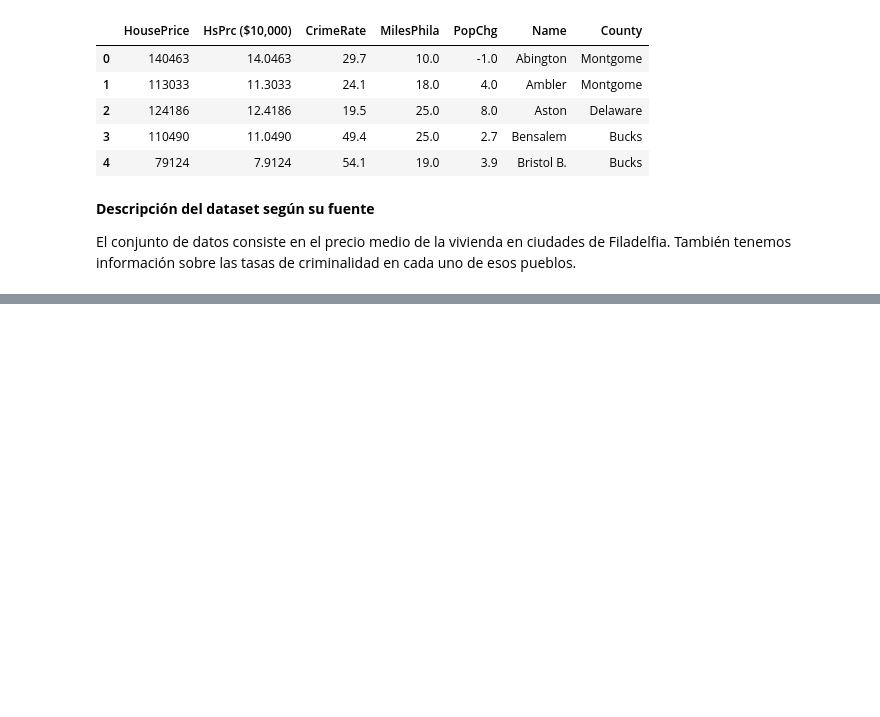
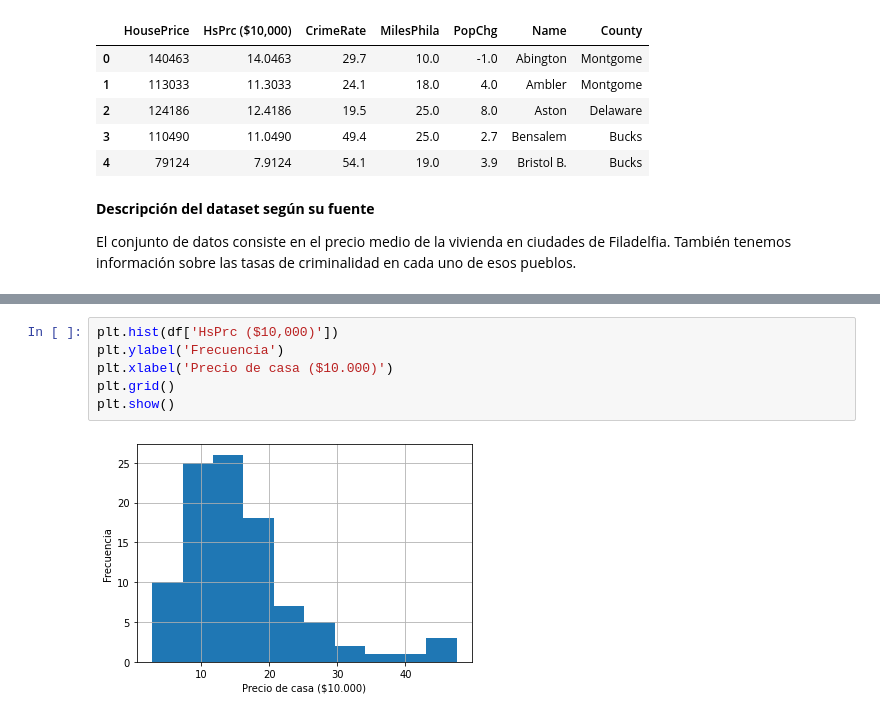
Before and after one commit to Luis-QT/Philadelphia_Crime_Rate, a Jupyter notebook: Análisis_de_datos.ipynb, the cells around one changed output, grey strips where cells are left out. Saved outputs shown, nothing was run; the diff lists cells and outputs as text; blank space fills up the shorter version.

```diff
--- a/Análisis_de_datos.ipynb
+++ b/Análisis_de_datos.ipynb
@@ -65,0 +137,8 @@ df['CrimeRate'].plot()
+# %%
+plt.hist(df['HsPrc ($10,000)'])
+plt.ylabel('Frecuencia')
+plt.xlabel('Precio de casa ($10.000)')
+plt.grid()
+plt.show()
+# %% [output]
+[figure, added]
```
Also changed, not shown: parts of 28 cells of this notebook.
